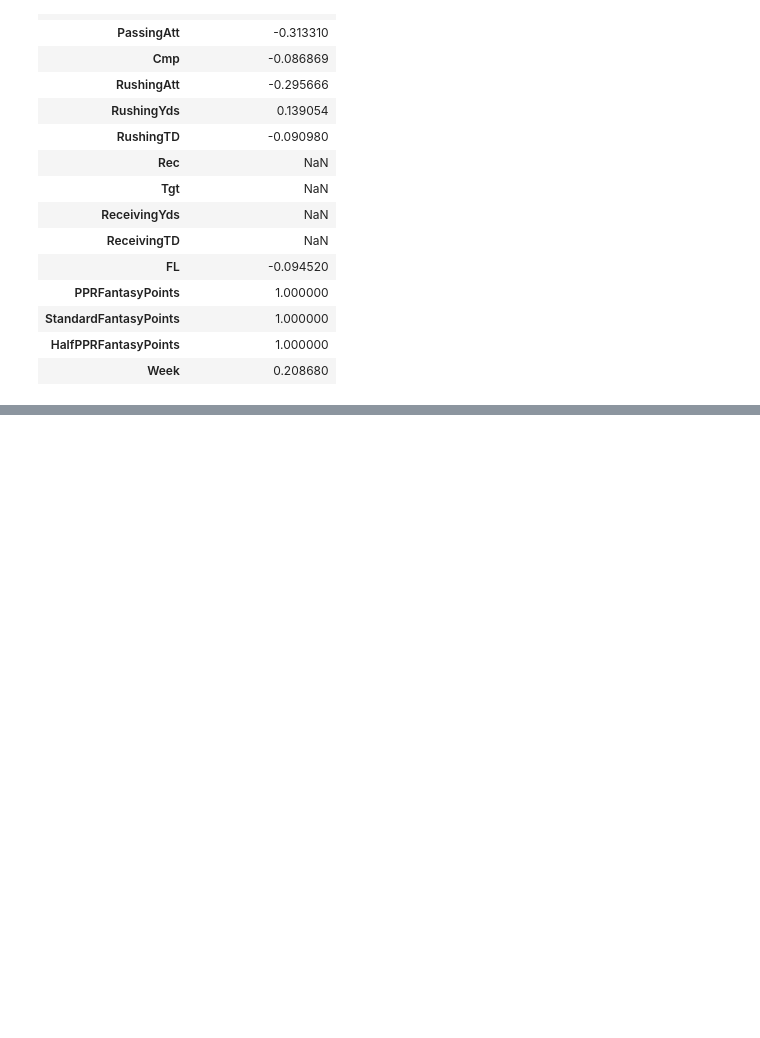
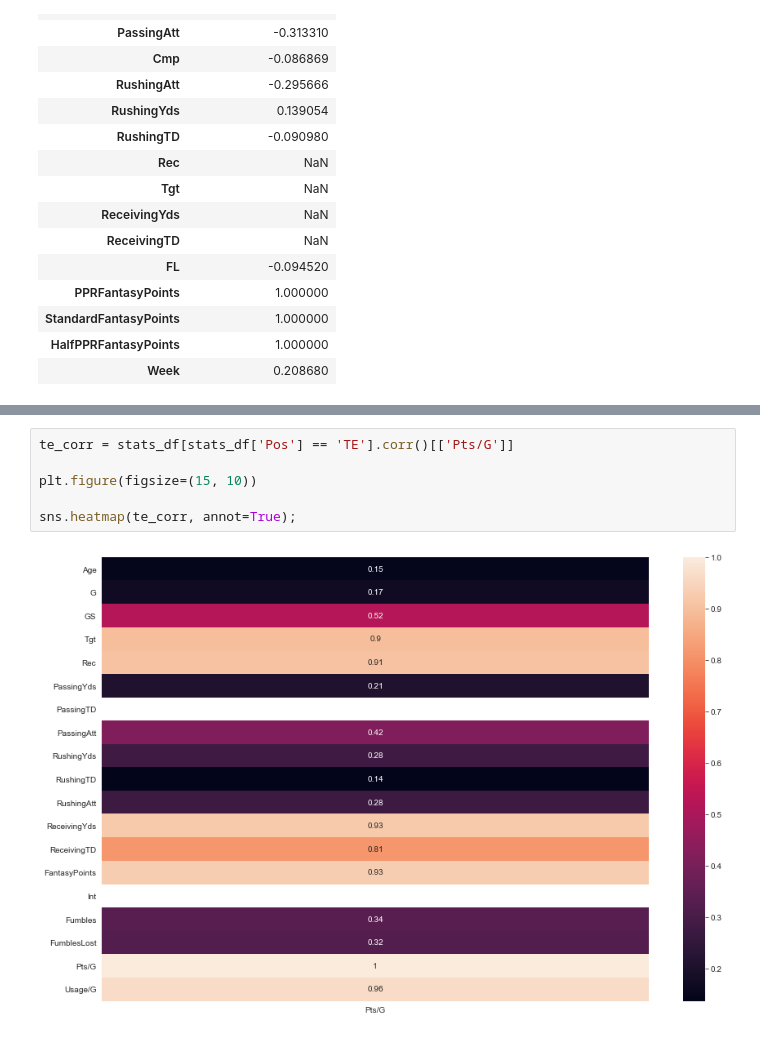
Before and after one commit to srtalaie/FFDataProject, a Jupyter notebook: notebooks/UsageAndEfficiency.ipynb, the cells around one changed output, grey strips where cells are left out. Saved outputs shown, nothing was run; the diff lists cells and outputs as text; blank space fills up the shorter version.

```diff
--- a/notebooks/UsageAndEfficiency.ipynb
+++ b/notebooks/UsageAndEfficiency.ipynb
@@ -166,0 +177,8 @@ lamar_jackson.corr()[['StandardFantasyPoints']]
+# %%
+te_corr = stats_df[stats_df['Pos'] == 'TE'].corr()[['Pts/G']]
+
+plt.figure(figsize=(15, 10))
+
+sns.heatmap(te_corr, annot=True);
+# %% [output]
+[figure, added]
```
Also changed, not shown: parts of 6 cells of this notebook, 1 other file.
